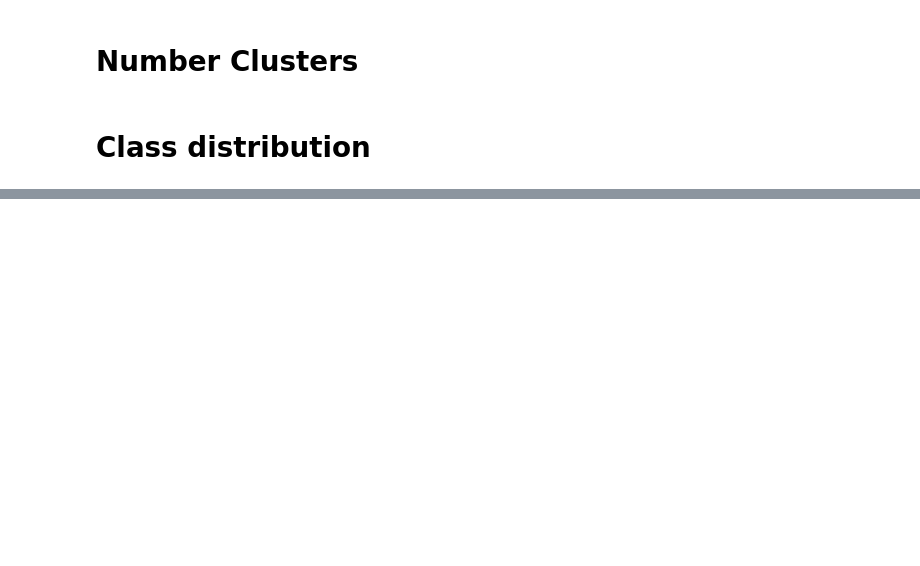
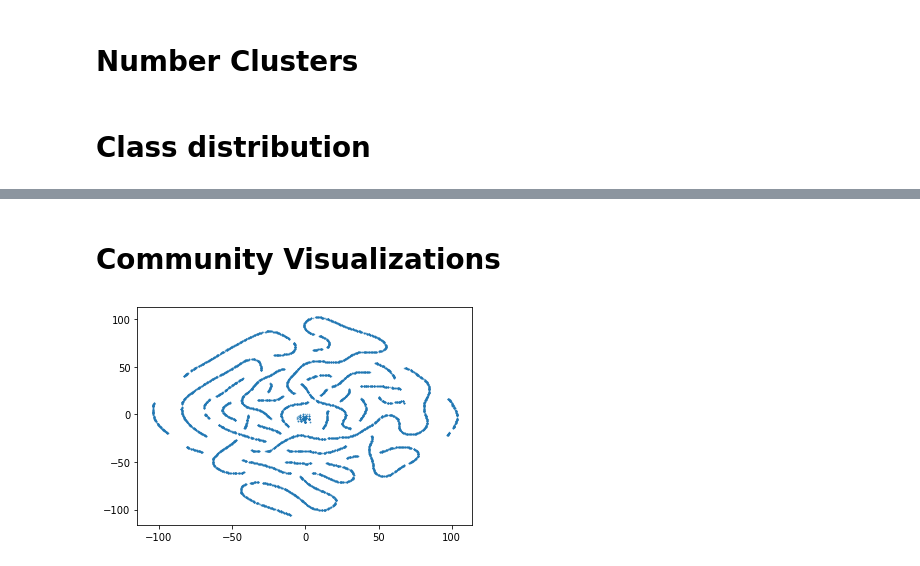
Before and after one commit to Alexx882/CA-CEP-model, a Jupyter notebook: data_analysis.ipynb, the cells around one changed output, grey strips where cells are left out. Saved outputs shown, nothing was run; the diff lists cells and outputs as text; code cells hidden in the pictures; blank space fills up the shorter version.

```diff
--- a/data_analysis.ipynb
+++ b/data_analysis.ipynb
@@ -71,0 +174,2 @@ y_s.value_counts()
+# %% [markdown]
+# Community Visualizations
@@ -71,0 +196,30 @@ y_s.value_counts()
+# %%
+def get_features(time_window):
+    X = []
+
+    for k, nodes in time_window.clusters.items():
+        nodes = [n[feature_name] for n in nodes]
+        X.extend(nodes)
+
+    return X
+
+X = get_features(time_windows[-1])
+# %%
+# reshape because tsne wants min 2 features
+import numpy as np
+X = np.array(X).reshape(-1, 1)
+# %%
+from sklearn.manifold import TSNE
+X_embedded = TSNE(n_components=2).fit_transform(X)
+# %%
+import matplotlib.pyplot as plt
+
+
+plt.figure()
+plt.scatter(X_embedded[:,0],X_embedded[:,1],
+# c=labels,
+s=0.5, alpha = 0.5)
+
+plt.show()
+# %% [output]
+[figure, added]
```
Also changed, not shown: parts of 18 cells of this notebook, 5 other files.
